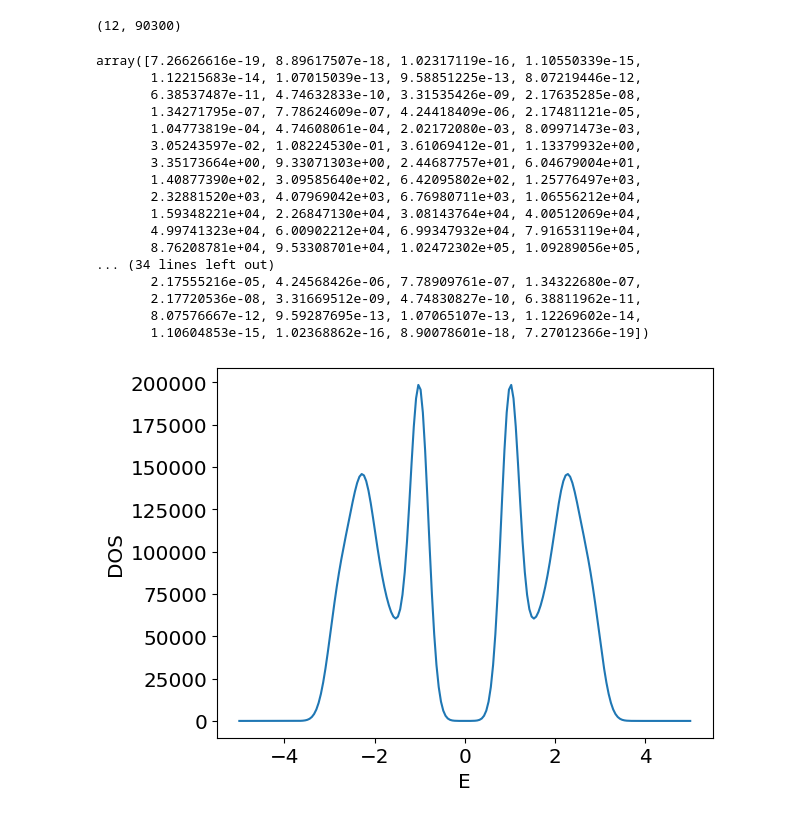
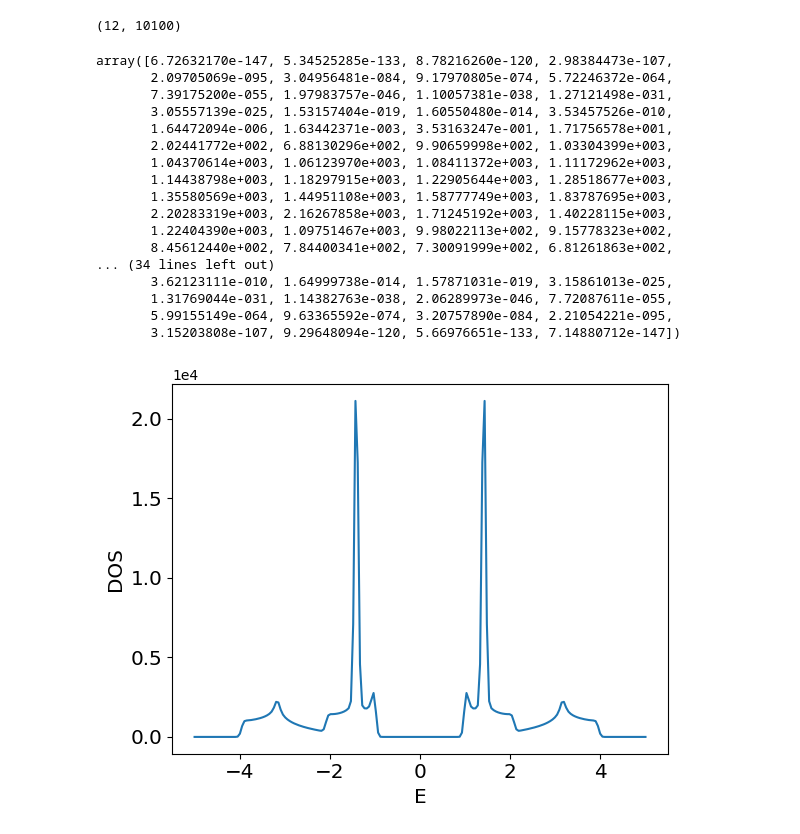
Before and after one commit to alicecarroll/Lieb-Lattice, a Jupyter notebook: calc3.ipynb, the cells around one changed output. Drawn from its saved outputs; the diff is of its cells as text; code cells hidden in the pictures.

```diff
--- a/calc3.ipynb
+++ b/calc3.ipynb
@@ -2,14 +2,14 @@
 from importlib import reload
 import scModel
 reload(scModel)
-myModel = scModel.Model(Del=1)
+myModel = scModel.Model(Del=1, mu=1)
 H = myModel.HBdG()
 # %%
 # Calculating energies along
 import numpy as np
 import matplotlib.pyplot as plt
 
-k = np.linspace(0, 2*np.pi, 300)
+k = np.linspace(0, 2*np.pi, 100)
 energies = np.array([np.linalg.eigvalsh(H(k_i, k_i)) for k_i in k])
 plt.plot(k, energies)
 # %% [output]
@@ -67,6 +84,6 @@ np.shape(energies)
 # %%
 E = myModel.Es(k)
 emax=np.amax(E)
-Earr = np.linspace(-emax-2,emax+2,200)
+Earr = np.linspace(-5,5,200)
 emax
 # %% [output]
@@ -95,39 +128,40 @@ array([-5.        , -4.94974874, -4.89949749, -4.84924623, -4.79899497,
 np.shape(E)
 #E
 # %% [output]
-(12, 90300)
+(12, 10100)
 # %%
-DOS1 = myModel.DOS(Earr, k, 2e-1)
+DOS1 = myModel.DOS(Earr, k, 0.4e-1)
 # %%
 DOS1
 # %% [output]
-array([7.26626616e-19, 8.89617507e-18, 1.02317119e-16, 1.10550339e-15,
-       1.12215683e-14, 1.07015039e-13, 9.58851225e-13, 8.07219446e-12,
-       6.38537487e-11, 4.74632833e-10, 3.31535426e-09, 2.17635285e-08,
-       1.34271795e-07, 7.78624609e-07, 4.24418409e-06, 2.17481121e-05,
-       1.04773819e-04, 4.74608061e-04, 2.02172080e-03, 8.09971473e-03,
-       3.05243597e-02, 1.08224530e-01, 3.61069412e-01, 1.13379932e+00,
-       3.35173664e+00, 9.33071303e+00, 2.44687757e+01, 6.04679004e+01,
-       1.40877390e+02, 3.09585640e+02, 6.42095802e+02, 1.25776497e+03,
-       2.32881520e+03, 4.07969042e+03, 6.76980711e+03, 1.06556212e+04,
-       1.59348221e+04, 2.26847130e+04, 3.08143764e+04, 4.00512069e+04,
-       4.99741323e+04, 6.00902212e+04, 6.99347932e+04, 7.91653119e+04,
-       8.76208781e+04, 9.53308701e+04, 1.02472302e+05, 1.09289056e+05,
+array([6.72632170e-147, 5.34525285e-133, 8.78216260e-120, 2.98384473e-107,
+       2.09705069e-095, 3.04956481e-084, 9.17970805e-074, 5.72246372e-064,
+       7.39175200e-055, 1.97983757e-046, 1.10057381e-038, 1.27121498e-031,
+       3.05557139e-025, 1.53157404e-019, 1.60550480e-014, 3.53457526e-010,
+       1.64472094e-006, 1.63442371e-003, 3.53163247e-001, 1.71756578e+001,
+       2.02441772e+002, 6.88130296e+002, 9.90659998e+002, 1.03304399e+003,
+       1.04370614e+003, 1.06123970e+003, 1.08411372e+003, 1.11172962e+003,
+       1.14438798e+003, 1.18297915e+003, 1.22905644e+003, 1.28518677e+003,
+       1.35580569e+003, 1.44951108e+003, 1.58777749e+003, 1.83787695e+003,
+       2.20283319e+003, 2.16267858e+003, 1.71245192e+003, 1.40228115e+003,
+       1.22404390e+003, 1.09751467e+003, 9.98022113e+002, 9.15778323e+002,
+       8.45612440e+002, 7.84400341e+002, 7.30091999e+002, 6.81261863e+002,
 ... (34 lines left out)
-       2.17555216e-05, 4.24568426e-06, 7.78909761e-07, 1.34322680e-07,
-       2.17720536e-08, 3.31669512e-09, 4.74830827e-10, 6.38811962e-11,
-       8.07576667e-12, 9.59287695e-13, 1.07065107e-13, 1.12269602e-14,
-       1.10604853e-15, 1.02368862e-16, 8.90078601e-18, 7.27012366e-19])
+       3.62123111e-010, 1.64999738e-014, 1.57871031e-019, 3.15861013e-025,
+       1.31769044e-031, 1.14382763e-038, 2.06289973e-046, 7.72087611e-055,
+       5.99155149e-064, 9.63365592e-074, 3.20757890e-084, 2.21054221e-095,
+       3.15203808e-107, 9.29648094e-120, 5.66976651e-133, 7.14880712e-147])
 # %%
 plt.xlabel("E", size='x-large')
 plt.ylabel("DOS", size='x-large')
 plt.yticks(size='x-large')
 plt.xticks(size='x-large')
+plt.ticklabel_format(axis='y', style='sci', scilimits=(-3, 3))
 #plt.ylim(0, 1e5)
 plt.plot(Earr, DOS1)
 #plt.vlines([emax, -emax], 0, 100, colors='black')
 
 plt.savefig("Pictures/DOS_SC.png")
 plt.show()
 # %% [output]
-[figure, old version]
+[figure, new version]
```
Also changed, not shown: parts of 7 cells of this notebook, 3 other files.
